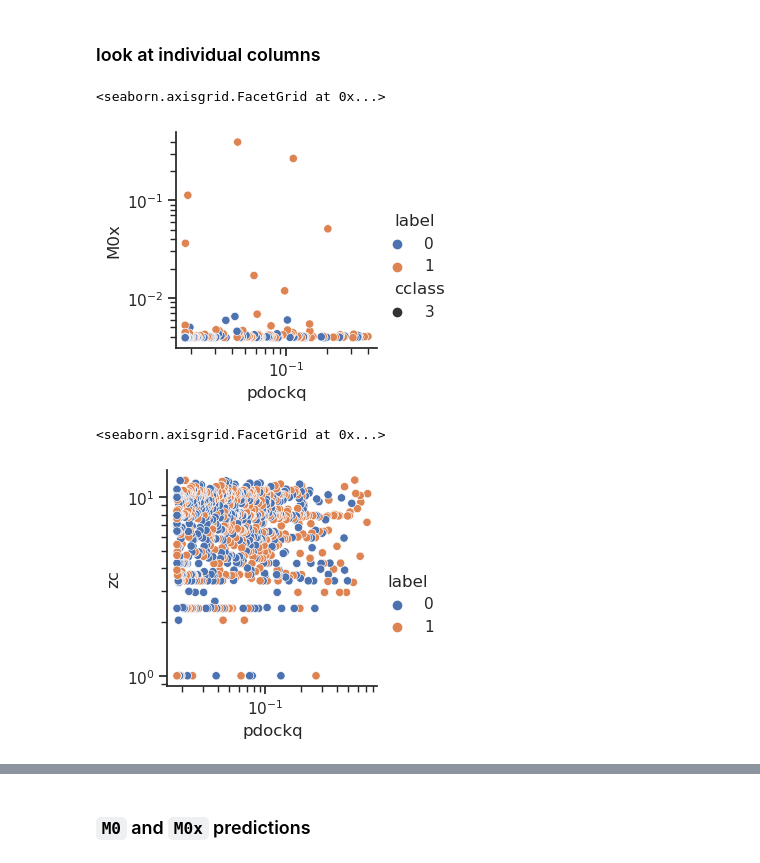
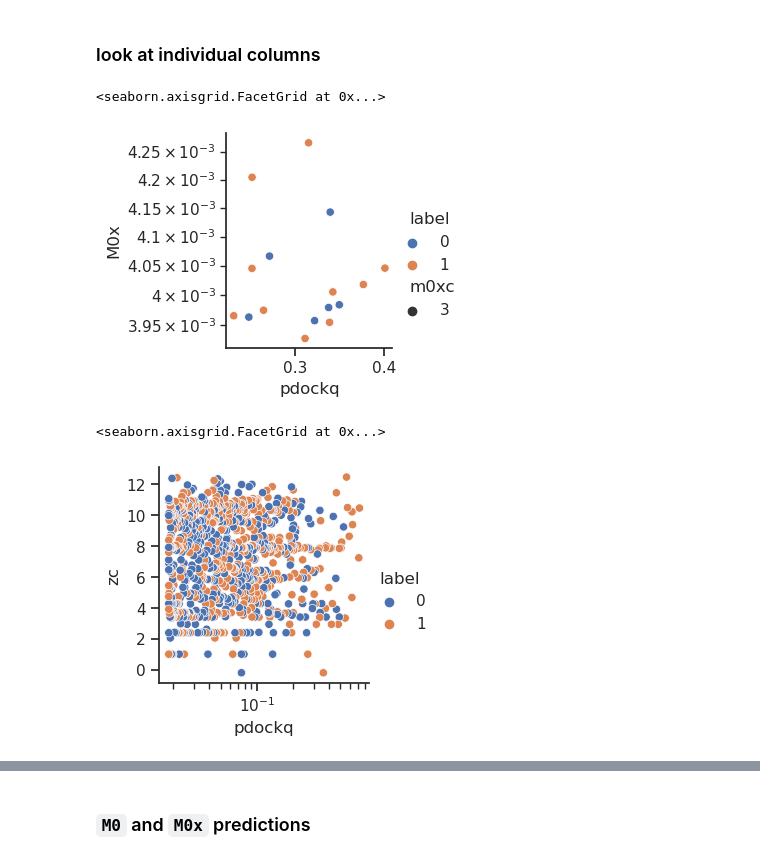
Before and after one commit to lkndl/ppi, a Jupyter notebook: colabfold/colabfold_eval.ipynb, the cells around one changed output, grey strips where cells are left out. Saved outputs shown, nothing was run; the diff lists cells and outputs as text; code cells hidden in the pictures.

```diff
--- a/colabfold/colabfold_eval.ipynb
+++ b/colabfold/colabfold_eval.ipynb
@@ -230,0 +256,4 @@ df.loc[df.pdockq > .5]
+# %%
+capris = ['incorrect', 'acceptable', 'medium', 'high']
+df['capri'] = df.pdockq.apply(lambda pq: 'incorrect' if pq < .23 else 'acceptable' if pq < .5 else 'medium' if pq < .8 else 'high')
+df.head()
@@ -274,28 +376,28 @@ chunk:    0.857
 # %% [markdown]
 ### look at individual columns
 # %%
-sn = sns.relplot(data=df.loc[(df.cclass == 3)],  # & (df.pdockq > .23)],
+sn = sns.relplot(data=df.loc[(df.m0xc == 3) & (df.pdockq > .23)],
                  x='pdockq',
                  y='M0x',
                  hue='label',
                  height=h,
-                 style='cclass',
+                 style='m0xc',
                  facet_kws=dict(sharey=False),
                  )
-sn.set(yscale='log', xscale='log')
+sn.set(yscale='log', xscale='linear')
 # %% [output]
 <seaborn.axisgrid.FacetGrid at 0x...>
-[figure, old version]
+[figure, new version]
 # %%
 sn = sns.relplot(data=df,
                  x='pdockq',
                  y='zc',
                  hue='label',
                  height=h,
                  # style='cclass',
                  facet_kws=dict(sharey=False),
                  )
-sn.set(yscale='log', xscale='log')
+sn.set(yscale='linear', xscale='log')
 # %% [output]
 <seaborn.axisgrid.FacetGrid at 0x...>
-[figure, old version]
+[figure, new version]
```
Also changed, not shown: parts of 22 cells of this notebook, 1 other file.
